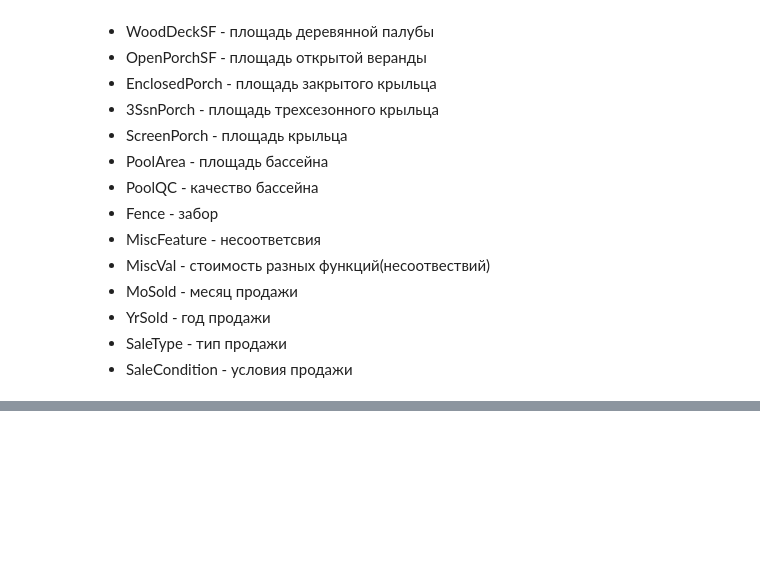
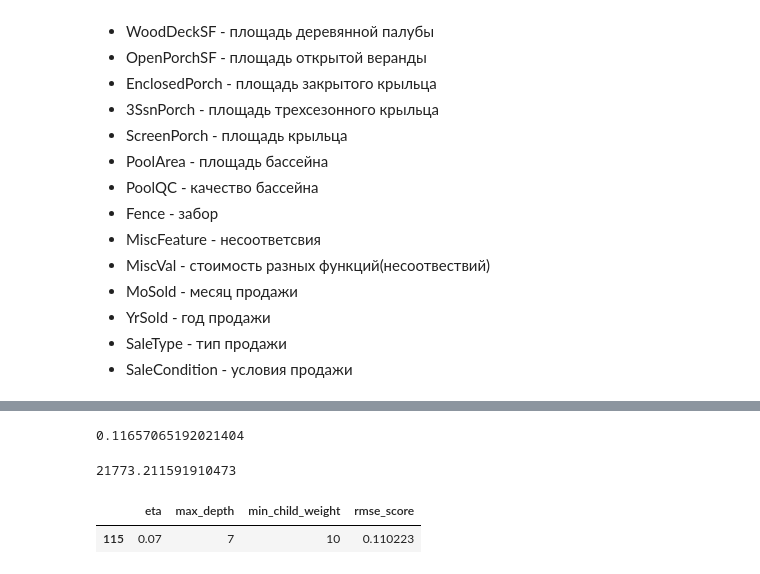
Before and after one commit to nicepeopleproject/ML, a Jupyter notebook: housePricePrediction/HousePricePrediction.ipynb, the cells around one changed output, grey strips where cells are left out. Saved outputs shown, nothing was run; the diff lists cells and outputs as text; code cells hidden in the pictures; blank space fills up the shorter version.

```diff
--- a/housePricePrediction/HousePricePrediction.ipynb
+++ b/housePricePrediction/HousePricePrediction.ipynb
@@ -185,0 +336,12 @@ array([2008, 2007, 2006, 2009, 2010])
+# %%
+model = xgb.train(xgb_params, dtrain, num_boost_round=2000)
+# %%
+y_pred = model.predict(dval)
+# %%
+rmse(y_val, y_pred, squared=False)
+# %% [output]
+0.11657065192021404
+# %%
+rmse(np.expm1(y_val), np.expm1(y_pred), squared=False)
+# %% [output]
+21773.211591910473
@@ -185,0 +350,29 @@ array([2008, 2007, 2006, 2009, 2010])
+# %%
+#tunning:
+scores = []
+for eta in tqdm([0.01, 0.03, 0.07, 0.1, 0.15]):
+    for max_depth in [4, 6, 7, 8, 9, 10, 11]:
+        for min_child_weight in [1, 2, 5, 10, 20, 30, 50]:
+            xgb_params = {
+                'eta' : eta,
+                'max_depth': max_depth,
+                'min_child_weight': min_child_weight,
+
+                'objective': 'reg:squarederror',
+                'nthread':-1,
+                #'eval_metric': 'rmse',
+                'seed':1,
+                'verbosity': 1 # show only warnings
+
+            }
+            model = xgb.train(xgb_params, dtrain, num_boost_round=500)
+            y_pred = model.predict(dval)
+            rmse_score = rmse(y_val, y_pred, squared=False)
+            scores.append((eta, max_depth,min_child_weight,rmse_score))
+# %%
+df_scores = pd.DataFrame(scores, columns = ['eta','max_depth','min_child_weight', 'rmse_score'])
+# %%
+df_scores[abs(df_scores.rmse_score - df_scores.rmse_score.min())<=0.00001]
+# %% [output]
+|  | eta | max_depth | min_child_weight | rmse_score |
+| 115 | 0.07 | 7 | 10 | 0.110223 |
```
Also changed, not shown: parts of 51 cells of this notebook, 1 other file.
